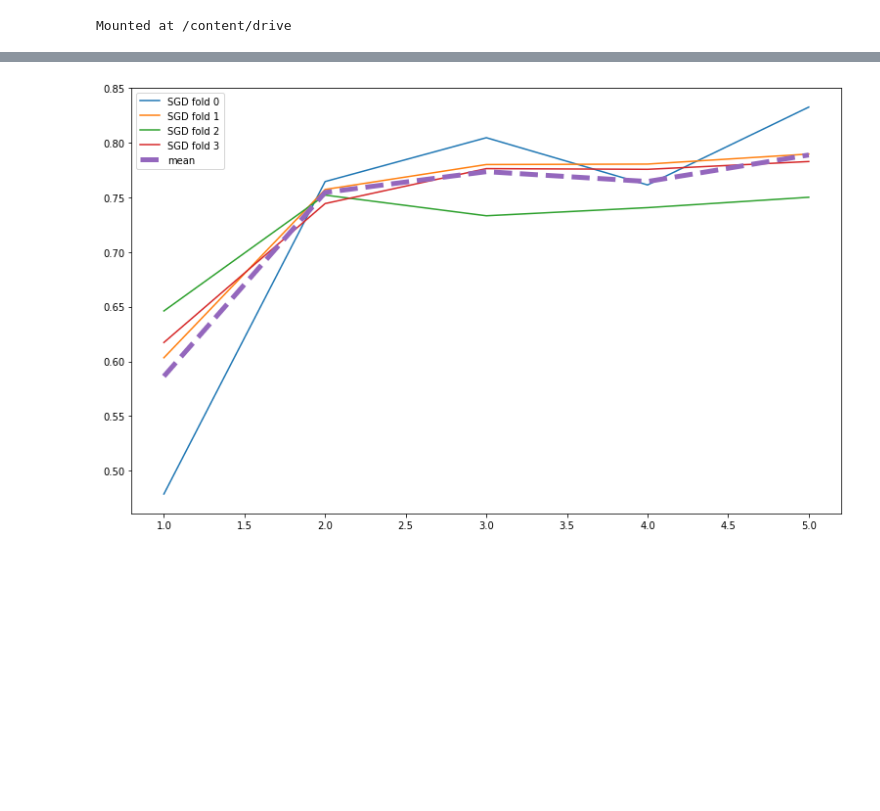
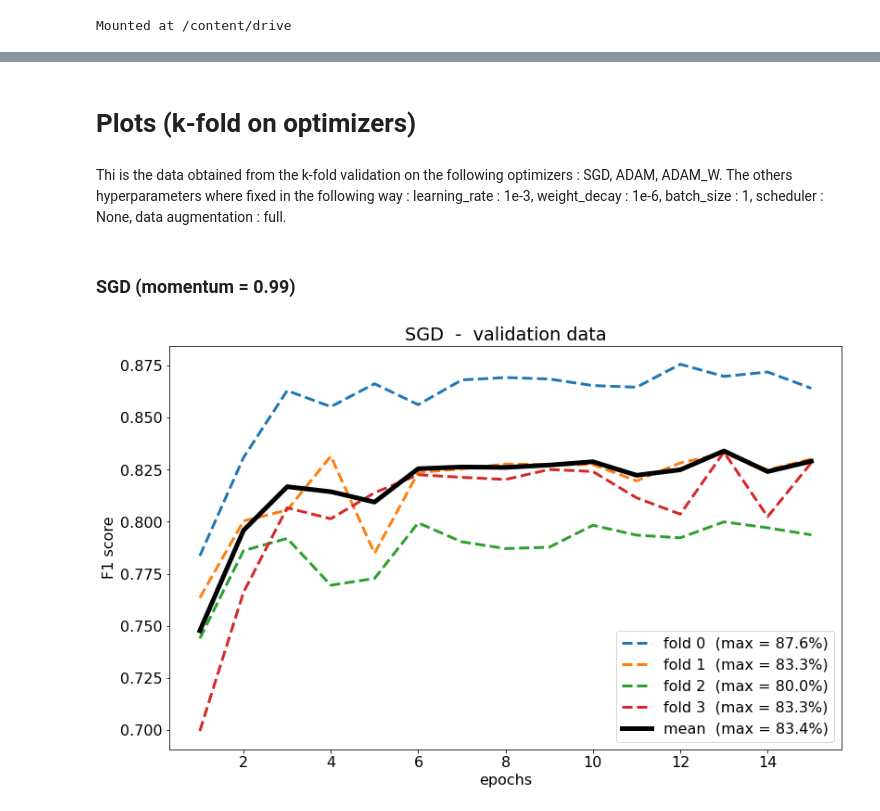
Before and after one commit to samiferchiou/Road-Segmentation, a Jupyter notebook: script/data_analysis.ipynb, the cells around one changed output, grey strips where cells are left out. Drawn from its saved outputs; the diff is of its cells as text; code cells hidden in the pictures; blank space fills up the shorter version.

```diff
--- a/script/data_analysis.ipynb
+++ b/script/data_analysis.ipynb
@@ -104,12 +22,0 @@ def load_ckp(checkpoint_fpath, model, optimizer):
-# %%
-CHECKPOINT_K_FOLD_PATH_ROOT ="/content/drive/MyDrive/ml_epfl/ml_road_segmentation/checkpoint/k_folds_checkpoints/"
-BEST_MODEL_K_FOLD_PATH_ROOT ="/content/drive/MyDrive/ml_epfl/ml_road_segmentation/checkpoint/k_folds_checkpoints/"
-K_FOLD = 4
-
-OPTIMIZERS_NAMES = ["SGD_", "ADAM_", "ADAM_W_"]
-models_f1 = {"SGD_" : [], "ADAM_" : [], "ADAM_W_" : []}
-for opti_name in OPTIMIZERS_NAMES:
-    for idx_validaton_set in range(K_FOLD):
-        CHECKPOINT_K_FOLD_PATH = CHECKPOINT_K_FOLD_PATH_ROOT + opti_name + 'fold_' + str(idx_validaton_set) +'_all_data.pt'
-        f1_max = torch.load(CHECKPOINT_K_FOLD_PATH)["f1_max"]
-        models_f1[opti_name].append(f1_max)
@@ -123,23 +22,0 @@ ADAM_W_ 0.20331537549014458 0.2693007091976238
-# %%
-OPTIMIZERS_NAMES = ["SGD_"]#, "ADAM_", "ADAM_W_"]
-models_f1_evolution = {"SGD_" : [], "ADAM_" : [], "ADAM_W_" : []}
-for opti_name in OPTIMIZERS_NAMES:
-    for idx_validaton_set in range(K_FOLD):
-        CHECKPOINT_K_FOLD_PATH = CHECKPOINT_K_FOLD_PATH_ROOT + opti_name + 'fold_' + str(idx_validaton_set) +'_all_data.pt'
-        f1_evolution = torch.load(CHECKPOINT_K_FOLD_PATH)["f1_validation"]
-        models_f1_evolution[opti_name].append(f1_evolution)
-# %%
-import matplotlib.pyplot as plt
-plt.figure(figsize=(13, 8))
-OPTIMIZER_NAME = "SGD_"
-NBR_EPOCHS = 5
-x = list(range(1, NBR_EPOCHS+1))
-for idx in range(K_FOLD):
-    f1_evolution = models_f1_evolution[OPTIMIZER_NAME][idx]
-    plt.plot(x, f1_evolution, label=f"{OPTIMIZER_NAME[:-1]} fold {idx}")
-
-plt.plot(x, np.mean(models_f1_evolution[ "SGD_"], axis = 0), label="mean", ls ="--", lw=5)
-plt.legend()
-plt.show()
-# %% [output]
-[figure, removed]
@@ -145,0 +87,12 @@ plt.show()
+# %% [markdown]
+# Plots (k-fold on optimizers)
+# %% [markdown]
+Thi is the data obtained from the k-fold validation on the following optimizers : SGD, ADAM, ADAM_W. The others hyperparameters where fixed in the following way : learning_rate : 1e-3, weight_decay : 1e-6, batch_size : 1, scheduler : None, data augmentation : full.
+# %% [markdown]
+### SGD (momentum = 0.99)
+# %%
+optimizer_names = ["SGD_"]
+optimizers_f1s_val_dict_SGD_val = get_k_folds_data("f1_validation", optimizer_names)
+plot_k_folds(optimizers_f1s_val_dict_SGD_val, "SGD_", plot_title = "SGD  -  validation data", x_axis_label = "F1 score")
+# %% [output]
+[figure, added]
```
Also changed, not shown: parts of 19 cells of this notebook, 58 other files.
